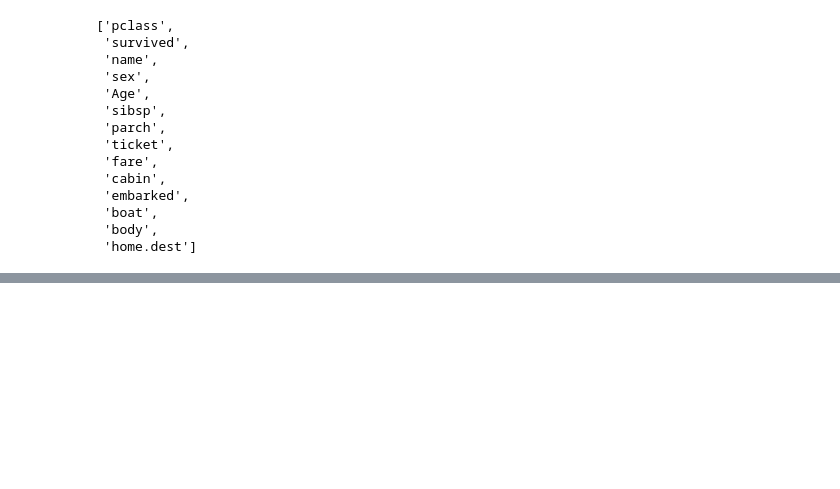
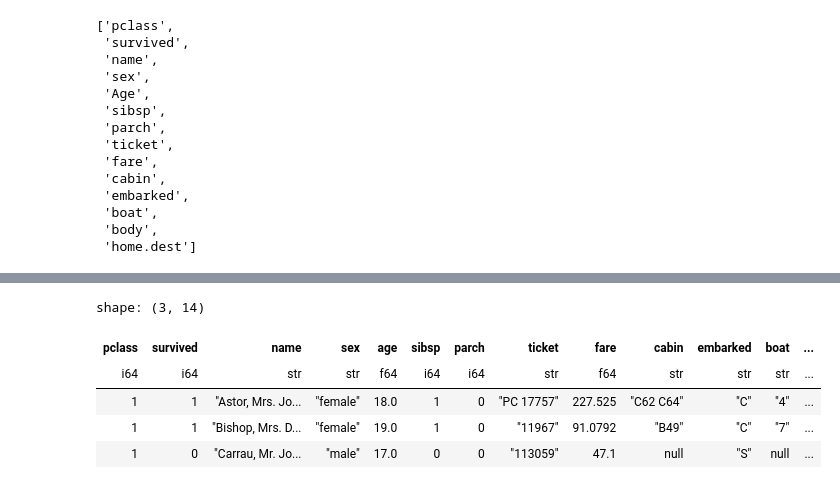
Before and after one commit to barbosarafael/polars_python_test, a Jupyter notebook: 01-notebook/01-polars_notebook.ipynb, the cells around one changed output, grey strips where cells are left out. Cells and saved outputs as stored; diff of their text form; code cells hidden in the pictures; blank space fills up the shorter version.

```diff
--- a/01-notebook/01-polars_notebook.ipynb
+++ b/01-notebook/01-polars_notebook.ipynb
@@ -302,0 +335,13 @@ dados\
+# %%
+dados\
+    .filter(col('age').is_between(10, 20))\
+    .head(3)
+
+# age entre 10 e 20
+# %% [output]
+shape: (3, 14)
+| pclass | survived | name | sex | age | sibsp | parch | ticket | fare | cabin | embarked | boat | ... |
+| i64 | i64 | str | str | f64 | i64 | i64 | str | f64 | str | str | str | ... |
+| 1 | 1 | "Astor, Mrs. Jo... | "female" | 18.0 | 1 | 0 | "PC 17757" | 227.525 | "C62 C64" | "C" | "4" | ... |
+| 1 | 1 | "Bishop, Mrs. D... | "female" | 19.0 | 1 | 0 | "11967" | 91.0792 | "B49" | "C" | "7" | ... |
+| 1 | 0 | "Carrau, Mr. Jo... | "male" | 17.0 | 0 | 0 | "113059" | 47.1 | null | "S" | null | ... |
```
Also changed, not shown: parts of 14 cells of this notebook.
